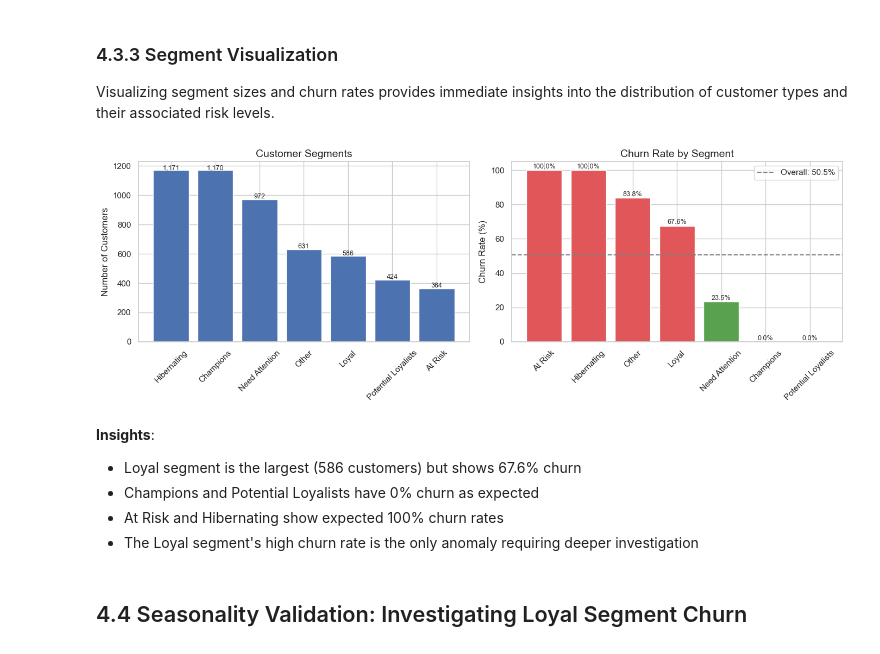
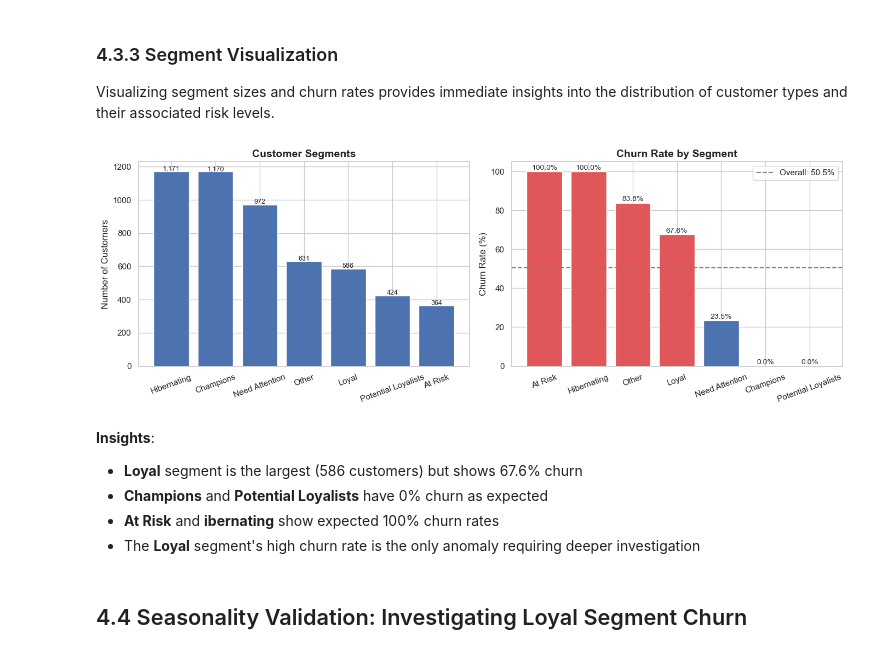
Before and after one commit to stefanobrusadelli/customer-churn-prediction, a Jupyter notebook: notebook/02_eda.ipynb, the cells around one changed output. Drawn from its saved outputs; the diff is of its cells as text; code cells hidden in the pictures.

```diff
--- a/notebook/02_eda.ipynb
+++ b/notebook/02_eda.ipynb
@@ -39,6 +39,7 @@ os.makedirs("reports/figures", exist_ok=True)
 sns.set_theme(style="whitegrid")
 plt.rcParams['figure.figsize'] = (12, 6)
 plt.rcParams['axes.titlesize'] = 14
+plt.rcParams['axes.titleweight'] = 'bold'
 plt.rcParams['axes.labelsize'] = 12
 
 COLOR_RETAINED = "#4C72B0"
@@ -182,14 +188,14 @@ UK revenue: £13,482,505.09
 #### 4.1.1 Interpurchase Time Analysis
 # %%
 # Sort transactions
-uk_df = uk_df.sort_values(['CustomerID', 'InvoiceDate'])
+uk_df_sorted = uk_df.sort_values(['CustomerID', 'InvoiceDate']).copy()
 
 # Compute interpurchase time
-uk_df['PrevPurchase'] = uk_df.groupby('CustomerID')['InvoiceDate'].shift(1)
-uk_df['InterpurchaseDays'] = (uk_df['InvoiceDate'] - uk_df['PrevPurchase']).dt.days
+uk_df_sorted['PrevPurchase'] = uk_df_sorted.groupby('CustomerID')['InvoiceDate'].shift(1)
+uk_df_sorted['InterpurchaseDays'] = (uk_df_sorted['InvoiceDate'] - uk_df_sorted['PrevPurchase']).dt.days
 
 # Drop nulls and remove same-day transactions
-interpurchase = uk_df['InterpurchaseDays'].dropna()
+interpurchase = uk_df_sorted['InterpurchaseDays'].dropna()
 zero_pct = (interpurchase == 0).mean()
 print(f"Zero-day intervals: {zero_pct:.1%}")
 
@@ -471,7 +484,7 @@ seg_counts = rfm_seg['Segment'].value_counts()
 bars = axes[0].bar(seg_counts.index, seg_counts.values)
 axes[0].set_title('Customer Segments')
 axes[0].set_ylabel('Number of Customers')
-axes[0].tick_params(axis='x', rotation=45)
+axes[0].tick_params(axis='x', rotation=20)
 
 # Add value labels
 for bar, val in zip(bars, seg_counts.values):
@@ -481,43 +494,43 @@ for bar, val in zip(bars, seg_counts.values):
         f'{val:,}',
         ha='center',
         fontsize=9
     )
 
 # Plot 2: Churn rate by segment
 churn_by_seg = rfm_seg.groupby('Segment')['IsChurned'].mean().sort_values(ascending=False)
-colors = ['#E15759' if x > 0.5 else '#59A14F' for x in churn_by_seg.values]
+colors = [CHURN_PALETTE[1] if x > 0.5 else CHURN_PALETTE[0] for x in churn_by_seg.values]
 bars = axes[1].bar(churn_by_seg.index, churn_by_seg.values * 100, color=colors)
 axes[1].axhline(
     y=rfm['IsChurned'].mean() * 100,
     color='gray',
     linestyle='--',
     label=f'Overall: {rfm["IsChurned"].mean()*100:.1f}%'
 )
 axes[1].set_title('Churn Rate by Segment')
 axes[1].set_ylabel('Churn Rate (%)')
-axes[1].tick_params(axis='x', rotation=45)
+axes[1].tick_params(axis='x', rotation=20)
 axes[1].legend()
 
 # Add value labels
 for bar, val in zip(bars, churn_by_seg.values * 100):
     axes[1].text(
         bar.get_x() + bar.get_width()/2,
         bar.get_height() + 1,
         f'{val:.1f}%',
         ha='center',
-        fontsize=9
+        fontsize=10
     )
 
 plt.tight_layout()
 plt.show()
 # %% [output]
-[figure, old version]
+[figure, new version]
 # %% [markdown]
 **Insights**:
-- Loyal segment is the largest (586 customers) but shows 67.6% churn
-- Champions and Potential Loyalists have 0% churn as expected
-- At Risk and Hibernating show expected 100% churn rates
-- The Loyal segment's high churn rate is the only anomaly requiring deeper investigation
+- **Loyal** segment is the largest (586 customers) but shows 67.6% churn
+- **Champions** and **Potential Loyalists** have 0% churn as expected
+- **At Risk** and **ibernating** show expected 100% churn rates
+- The **Loyal** segment's high churn rate is the only anomaly requiring deeper investigation
 # %% [markdown]
 ## 4.4 Seasonality Validation: Investigating Loyal Segment Churn
 # %% [markdown]
```
Also changed, not shown: parts of 40 cells of this notebook, 8 other files.
